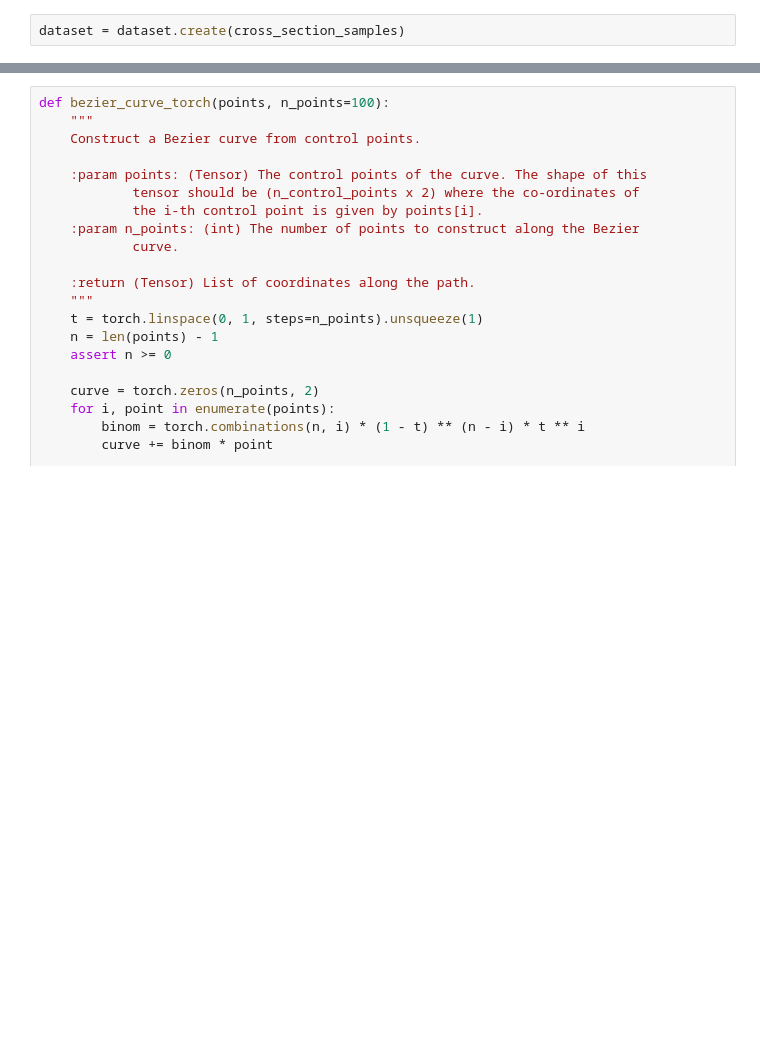
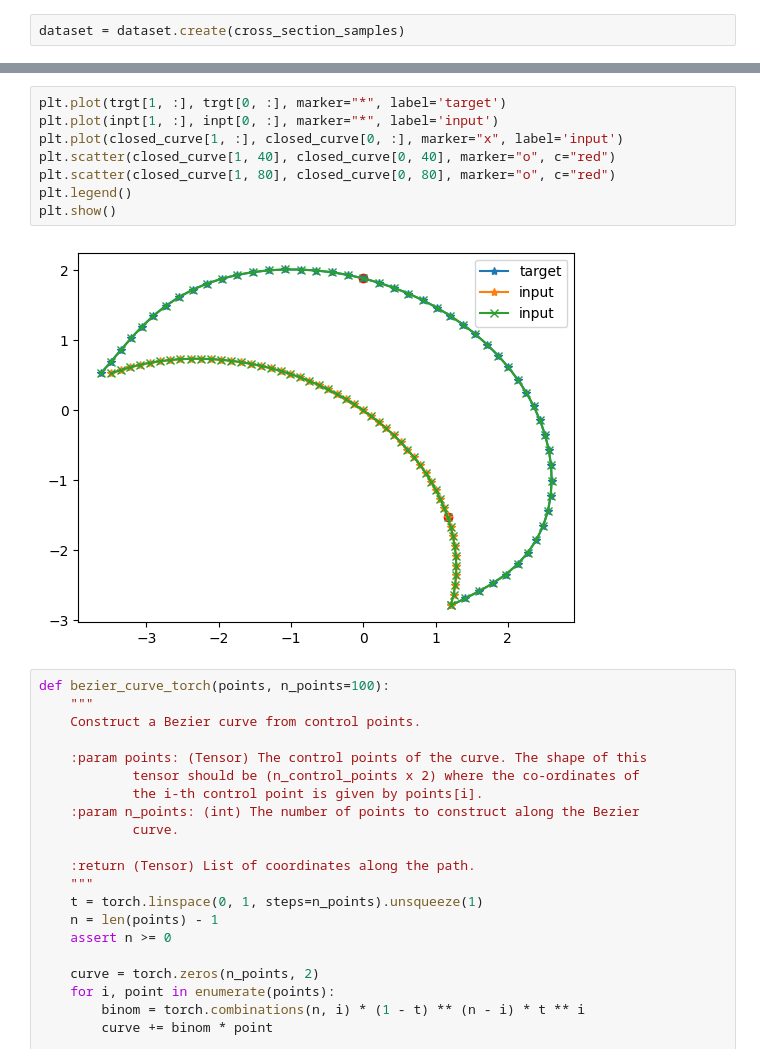
Before and after one commit to mglasder/waam-e2e, a Jupyter notebook: e2e/data/dev_sim_data.ipynb, the cells around one changed output, grey strips where cells are left out. Cells and saved outputs as stored; diff of their text form; blank space fills up the shorter version.

```diff
--- a/e2e/data/dev_sim_data.ipynb
+++ b/e2e/data/dev_sim_data.ipynb
@@ -67,3 +110,13 @@ plt.show()
+# %%
+plt.plot(trgt[1, :], trgt[0, :], marker="*", label='target')
+plt.plot(inpt[1, :], inpt[0, :], marker="*", label='input')
+plt.plot(closed_curve[1, :], closed_curve[0, :], marker="x", label='input')
+plt.scatter(closed_curve[1, 40], closed_curve[0, 40], marker="o", c="red")
+plt.scatter(closed_curve[1, 80], closed_curve[0, 80], marker="o", c="red")
+plt.legend()
+plt.show()
+# %% [output]
+[figure, added]
 # %%
 def bezier_curve_torch(points, n_points=100):
     """
```
Also changed, not shown: parts of 7 cells of this notebook.
